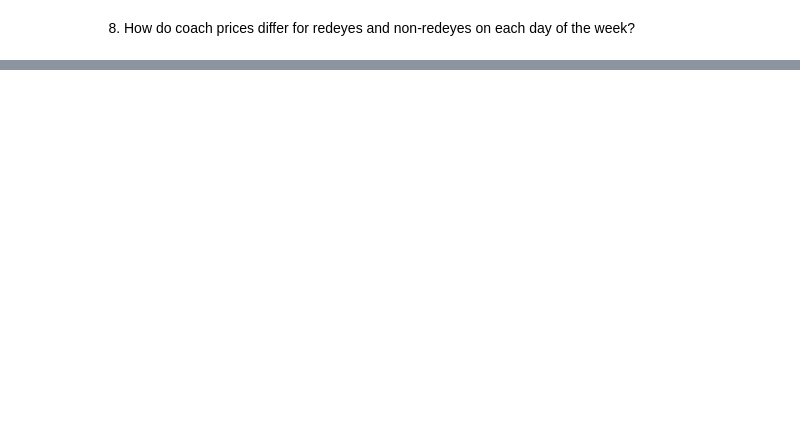
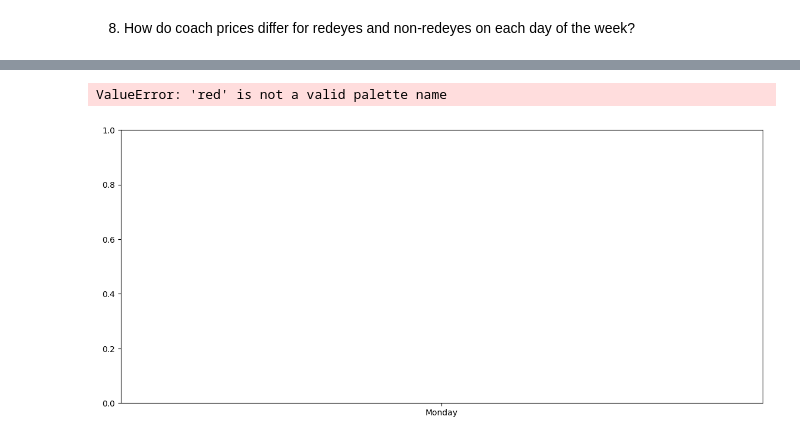
Before and after one commit to F1pm/Airline-Analysis, a Jupyter notebook: Airline Analysis.ipynb, the cells around one changed output, grey strips where cells are left out. Cells and saved outputs as stored; diff of their text form; code cells hidden in the pictures; blank space fills up the shorter version.

```diff
--- a/Airline Analysis.ipynb
+++ b/Airline Analysis.ipynb
@@ -204,0 +255,8 @@ print(diff_wifi)
+# %%
+plt.figure(figsize=(14,6))
+sns.boxplot(x=flight.day_of_week, y=flight.coach_price, hue=flight.redeye,palette="red", order=["Monday","Tuesday","Wednesday","Thursday","Friday","Saturday","Sunday"])
+plt.xlabel("Day")
+plt.ylabel("Coach Price")
+# %% [output]
+ValueError: 'red' is not a valid palette name
+[figure, added]
```
Also changed, not shown: parts of 6 cells of this notebook.
